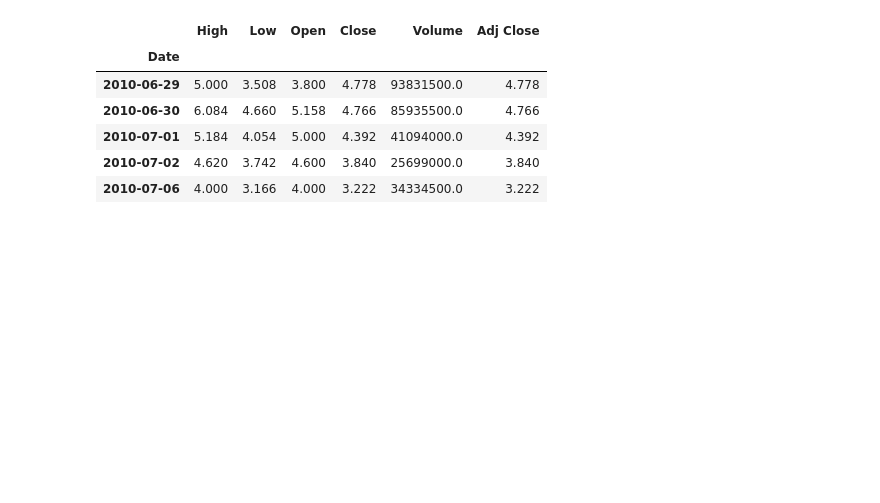
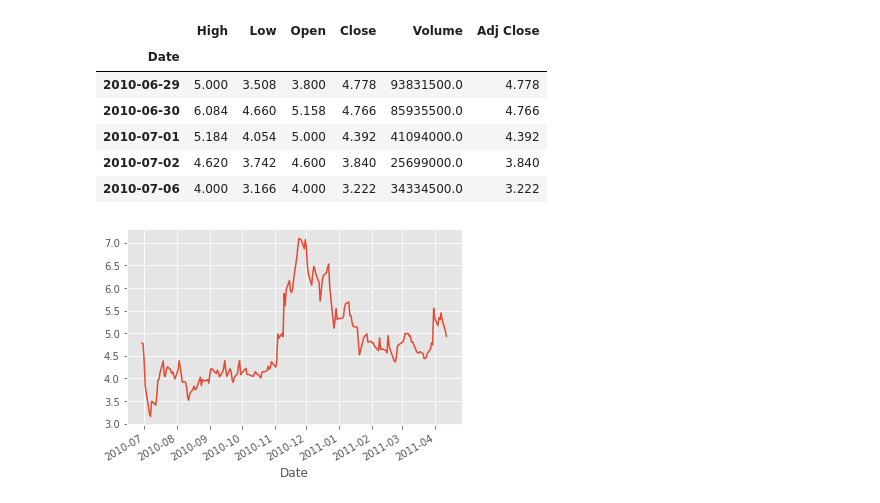
Before and after one commit to AbhinavRobinson/py-fin-ml, a Jupyter notebook: main.ipynb, the cells around one changed output. Drawn from its saved outputs; the diff is of its cells as text; code cells hidden in the pictures; blank space fills up the shorter version.

```diff
--- a/main.ipynb
+++ b/main.ipynb
@@ -20,3 +20,8 @@ df.head()
 | 2010-07-01 | 5.184 | 4.054 | 5.000 | 4.392 | 41094000.0 | 4.392 |
 | 2010-07-02 | 4.620 | 3.742 | 4.600 | 3.840 | 25699000.0 | 3.840 |
 | 2010-07-06 | 4.000 | 3.166 | 4.000 | 3.222 | 34334500.0 | 3.222 |
+# %%
+df['Adj Close'].head(200).plot()
+plt.show()
+# %% [output]
+[figure, added]
```
Also changed, not shown: parts of 1 cell of this notebook.
